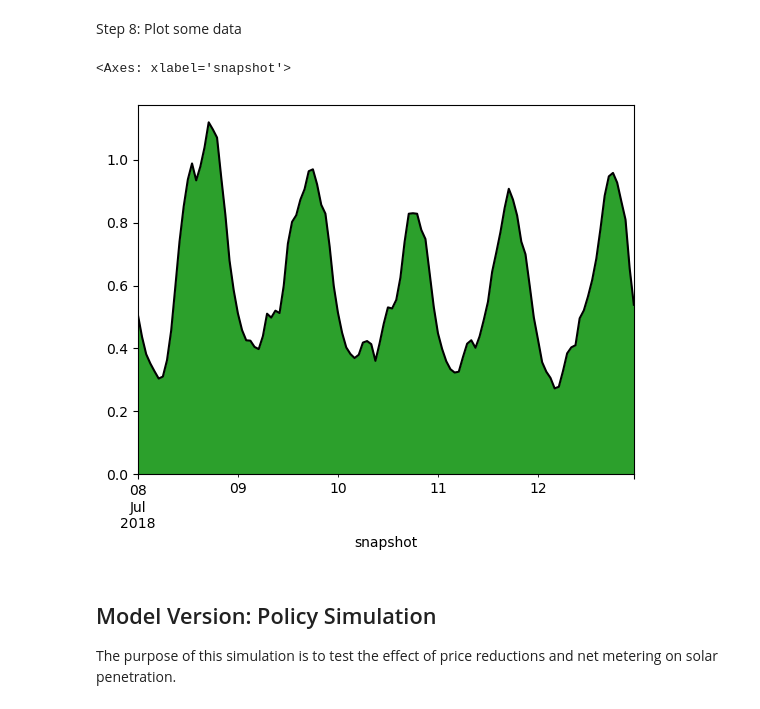
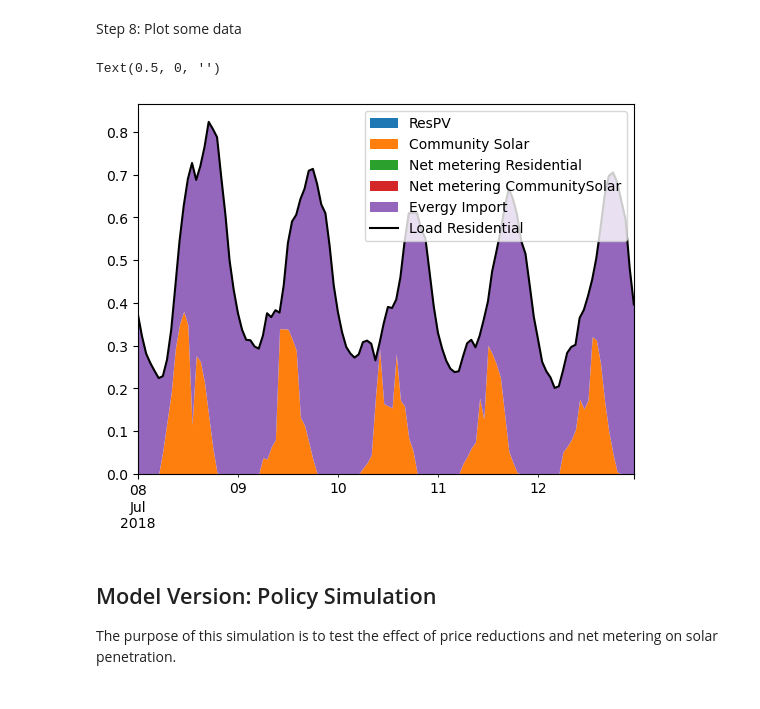
Before and after one commit to ucsusa/2024-kansas-city-analysis, a Jupyter notebook: notebooks/11-pypsa-model-more-buses.ipynb, the cells around one changed output. Saved outputs shown, nothing was run; the diff lists cells and outputs as text; code cells hidden in the pictures.

```diff
--- a/notebooks/11-pypsa-model-more-buses.ipynb
+++ b/notebooks/11-pypsa-model-more-buses.ipynb
@@ -41,6 +44,15 @@ Step 4: Add lines connecting the buses
 # %%
-n.add(class_name='Line',
+# n.add(class_name='Line',
+#       name=f"CommSol-Res",
+#       bus0="CommunitySolar",
+#       bus1="Residential",
+#       )
+
+n.add(class_name='Link',
       name=f"CommSol-Res",
       bus0="CommunitySolar",
       bus1="Residential",
+      carrier="AC",
+      p_nom_extendable=True,
+      marginal_cost=delivery_price,
       )
@@ -171,7 +187,7 @@ n.add(class_name="Generator",
       bus="CommunitySolar",
       carrier="solar",
       capital_cost=utility_costs.at['UtilityPV','annualized_cost'],
-    #   p_min_pu=ghi,
+      p_min_pu=ghi,
       p_max_pu=ghi,
       p_nom_extendable=True,
       p_nom_max=10
@@ -179,17 +197,19 @@ n.add(class_name="Generator",
 # %% [markdown]
 Add a "net metering" technology to capture the excess energy.
 # %%
-retail_price = 112.9  # $/MWh
+# retail_price = 112.9  # $/MWh
+retail_price = 153.4  # $/MWh
 # %%
-n.add(class_name="Generator",
-      name=f"Net metering {bus_name}",
-      bus=bus_name,
-      carrier='net metering',
-      p_min_pu=-1,
-      p_max_pu=0.0,
-      marginal_cost=retail_price*0.0,
-      capital_cost=0.0,
-      p_nom_extendable=True)
+for bus in bus_names:
+      n.add(class_name="Generator",
+            name=f"Net metering {bus}",
+            bus=bus,
+            carrier='net metering',
+            p_min_pu=-1,
+            p_max_pu=0.0,
+            marginal_cost=retail_price*0.0,
+            capital_cost=0.0,
+            p_nom_extendable=True)
 # %%
 n.add(class_name='Generator',
       name='Evergy Import',
@@ -264,11 +304,13 @@ Step 8: Plot some data
 # %%
 fig, ax = plt.subplots()
 time = '2018-07-08'
 n.generators_t.p.loc[time:'2018-07-12'].plot.area(ax=ax, lw=0, legend=False)
 n.loads_t.p_set.loc[time:'2018-07-12'].plot(ax=ax, color='k', legend=False)
+ax.legend()
+ax.set_xlabel('')
 # %% [output]
-<Axes: xlabel='snapshot'>
+Text(0.5, 0, '')
-[figure, old version]
+[figure, new version]
 # %% [markdown]
 ## Model Version: Policy Simulation
 
```
Also changed, not shown: parts of 14 cells of this notebook, 7 other files.
